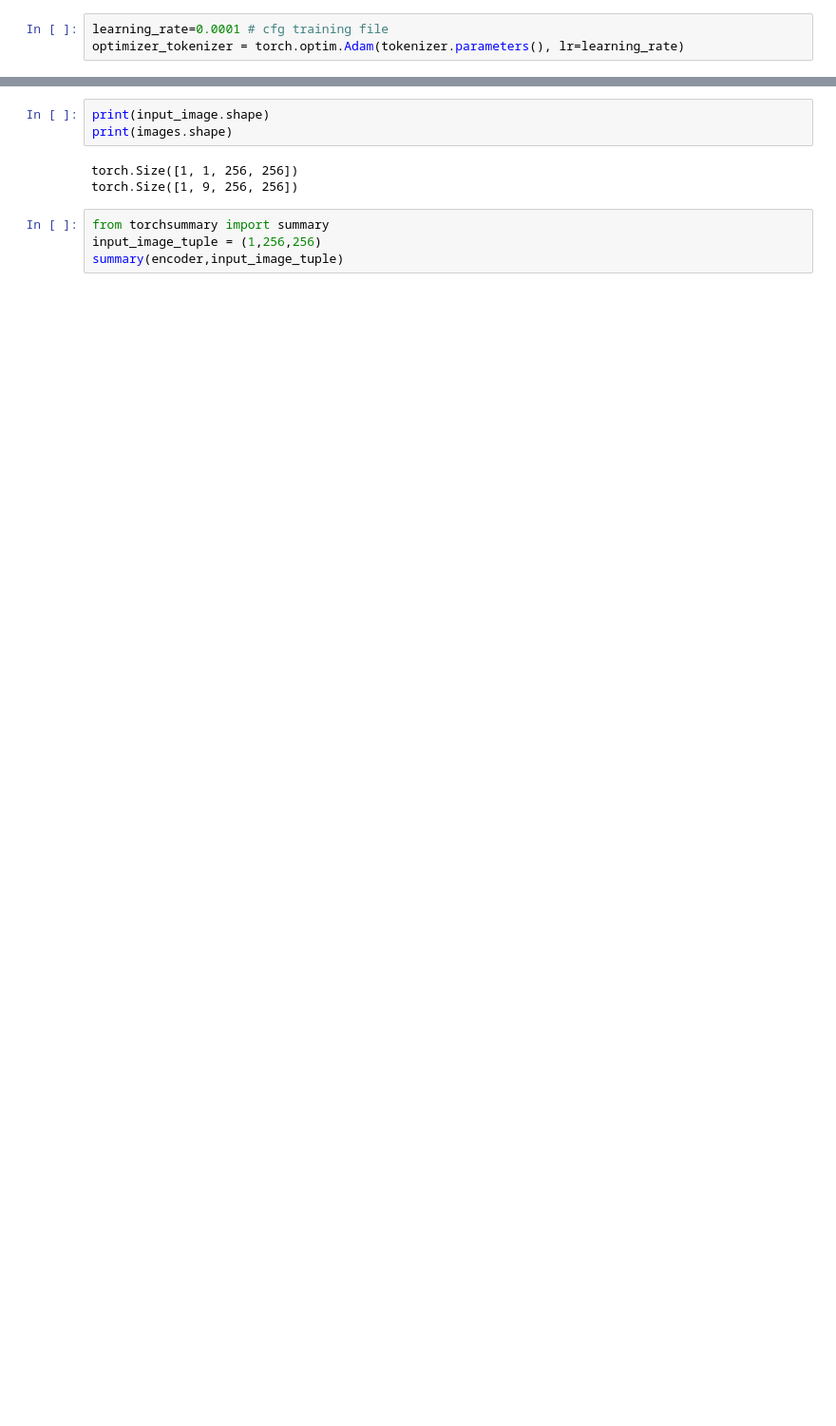
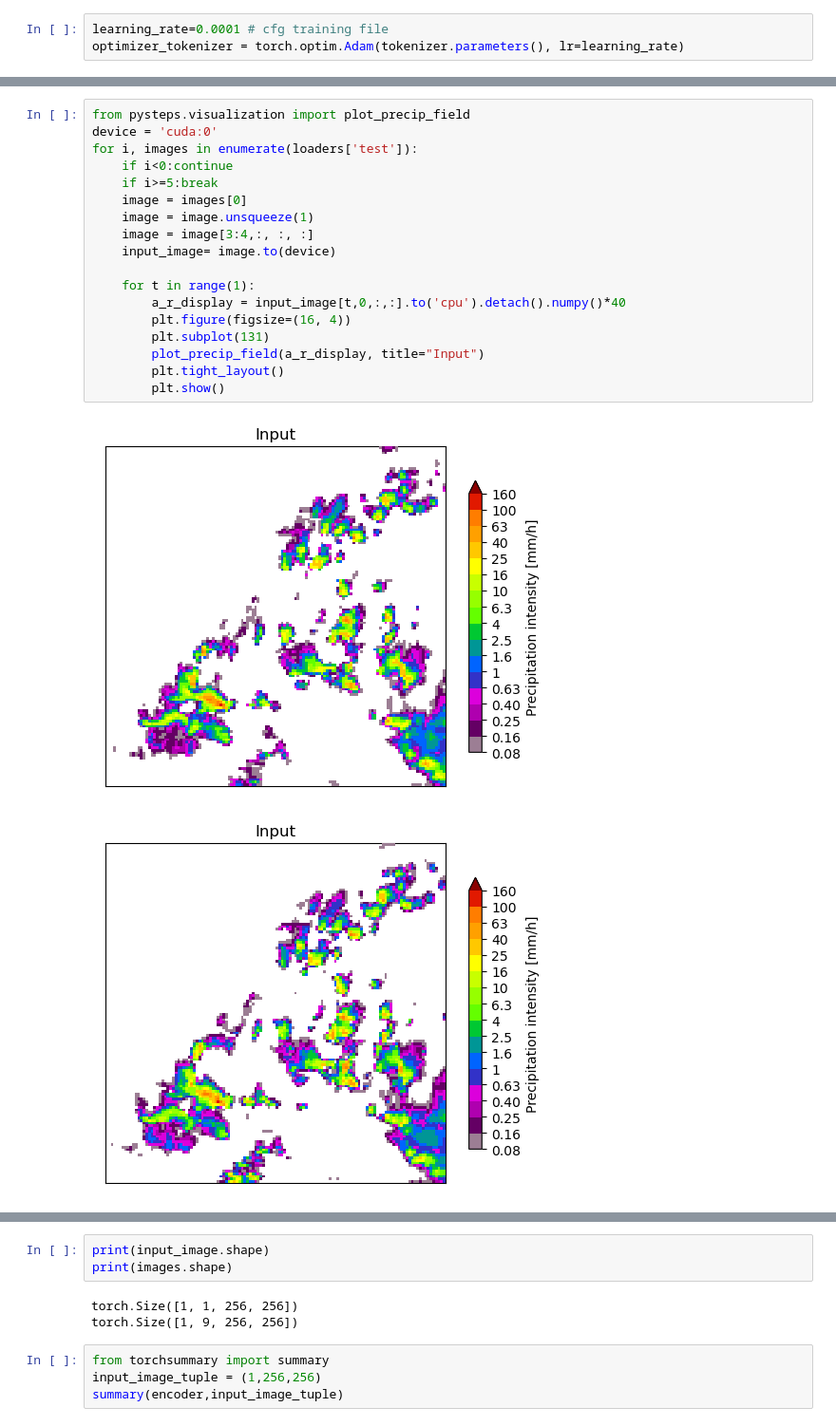
Before and after one commit to Limpingdragon03/Tokeniser_IRIS, a Jupyter notebook: src/models/tokenizer/token_ankush_1.ipynb, the cells around one changed output, grey strips where cells are left out. Shown at 95% size. Saved outputs shown, nothing was run; the diff lists cells and outputs as text; blank space fills up the shorter version.

```diff
--- a/src/models/tokenizer/token_ankush_1.ipynb
+++ b/src/models/tokenizer/token_ankush_1.ipynb
@@ -485,0 +560,21 @@ pcc_average: 0.6968
+# %%
+from pysteps.visualization import plot_precip_field
+device = 'cuda:0'
+for i, images in enumerate(loaders['test']):
+    if i<0:continue
+    if i>=5:break
+    image = images[0]
+    image = image.unsqueeze(1)
+    image = image[3:4,:, :, :]
+    input_image= image.to(device)
+
+    for t in range(1):
+        a_r_display = input_image[t,0,:,:].to('cpu').detach().numpy()*40
+        plt.figure(figsize=(16, 4))
+        plt.subplot(131)
+        plot_precip_field(a_r_display, title="Input")
+        plt.tight_layout()
+        plt.show()
+# %% [output]
+[figure, added]
+[figure, added]
```
Also changed, not shown: parts of 21 cells of this notebook, 21 other files.
